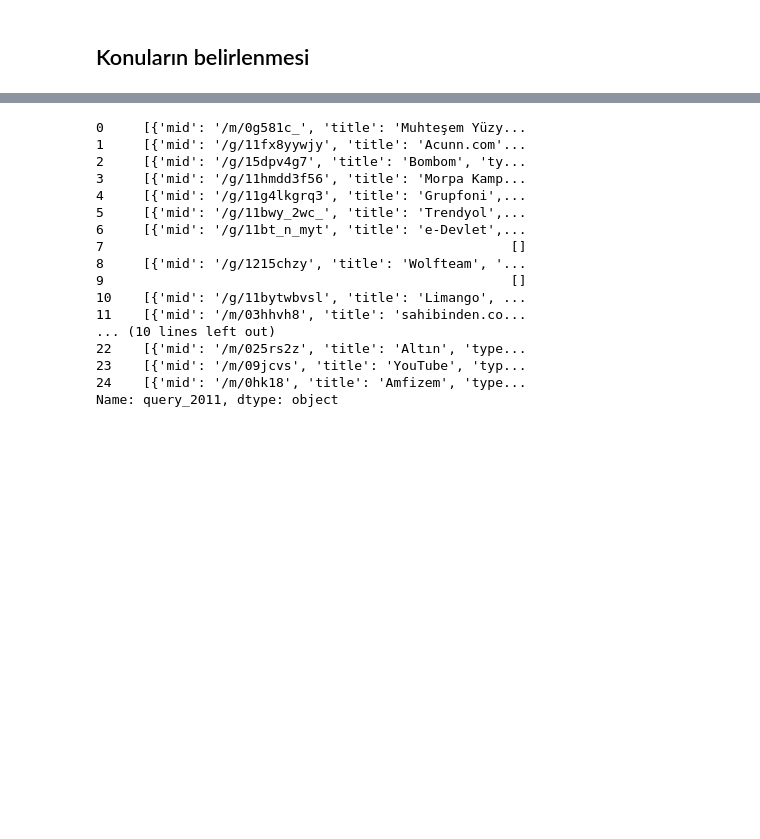
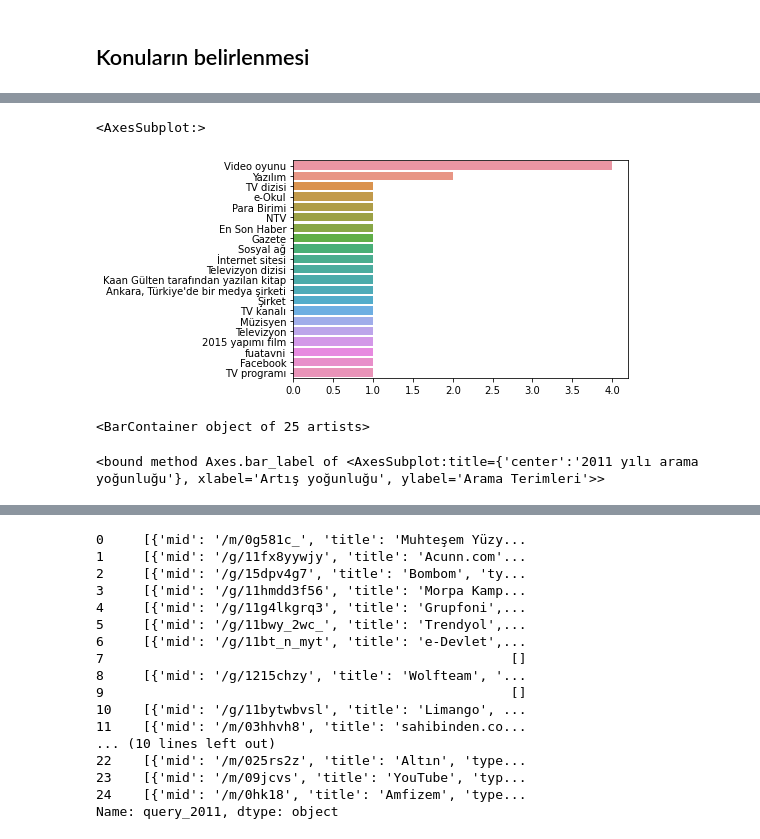
Before and after one commit to muhsinayaz/my-projects, a Jupyter notebook: 01-Data-Analysis-&-Visualization-wPy/03-DAwPy-Google-Search/Google-Search-AnalysiswP.ipynb, the cells around one changed output, grey strips where cells are left out. Cells and saved outputs as stored; diff of their text form; code cells hidden in the pictures; blank space fills up the shorter version.

```diff
--- a/01-Data-Analysis-&-Visualization-wPy/03-DAwPy-Google-Search/Google-Search-AnalysiswP.ipynb
+++ b/01-Data-Analysis-&-Visualization-wPy/03-DAwPy-Google-Search/Google-Search-AnalysiswP.ipynb
@@ -501,0 +325,2 @@ ax.bar_label(ax.containers[0], color="black", size=12);
+# %%
+queries_rise = pd.read_csv("queries_rise_w_type.csv")
@@ -501,0 +437,14 @@ ax.bar_label(ax.containers[0], color="black", size=12);
+# %%
+
+sns.barplot(x=queries_rise.type_2015.value_counts().values, y=queries_rise.type_2015.value_counts().index)
+# %% [output]
+<AxesSubplot:>
+[figure, added]
+# %%
+ax.containers[0]
+# %% [output]
+<BarContainer object of 25 artists>
+# %%
+ax.bar_label
+# %% [output]
+<bound method Axes.bar_label of <AxesSubplot:title={'center':'2011 yılı arama yoğunluğu'}, xlabel='Artış yoğunluğu', ylabel='Arama Terimleri'>>
```
Also changed, not shown: parts of 67 cells of this notebook, 7 other files.
